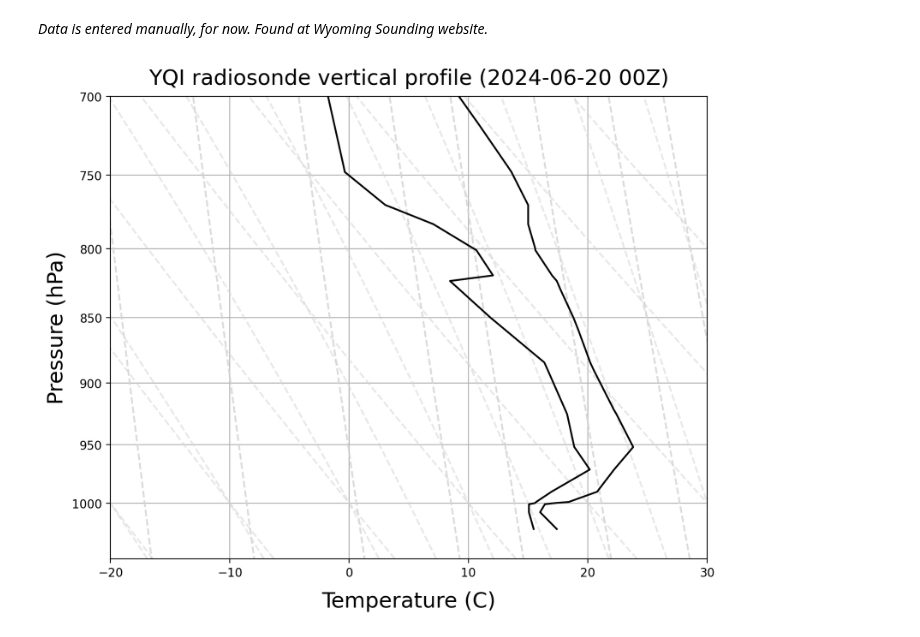
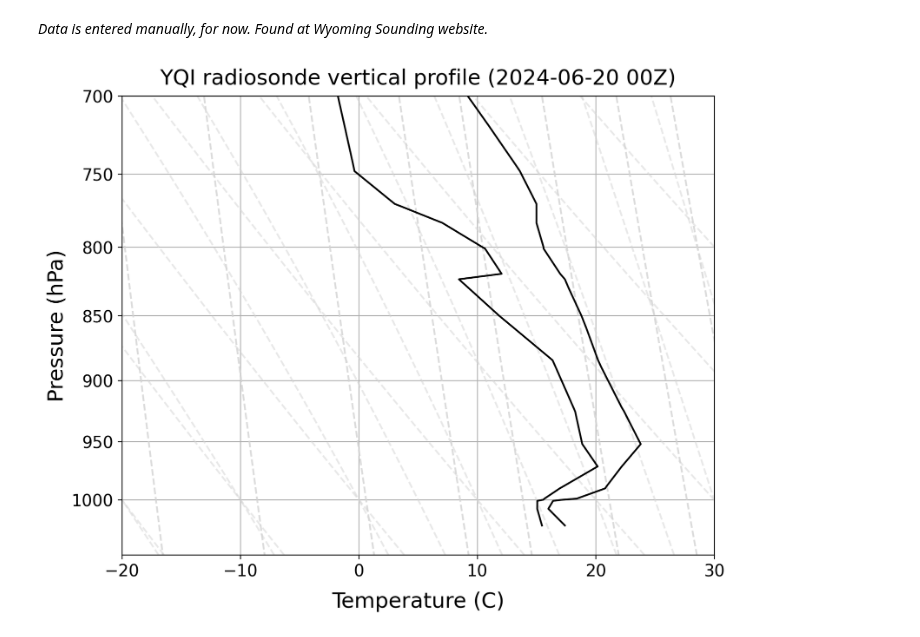
Before and after one commit to jesseturner/FLC_Workspace_3, a Jupyter notebook: sounding_radiosonde.ipynb, the cells around one changed output. Cells and saved outputs as stored; diff of their text form; code cells hidden in the pictures.

```diff
--- a/sounding_radiosonde.ipynb
+++ b/sounding_radiosonde.ipynb
@@ -48,26 +48,27 @@ dewpoints = dewpoint(vapor_pressure)
 # %%
 fig = plt.figure(figsize=(9, 9))
 skew = SkewT(fig, aspect=220, rotation=0)
 
 # Plot the data
 skew.plot(pressure, temperature, 'k', label='Temperature')
 skew.plot(pressure, dewpoints, 'k', label='Dewpoint')
 
 # Add additional lines (like dry adiabats, moist adiabats, and mixing ratio lines)
 skew.plot_dry_adiabats(colors='lightgray')
 skew.plot_moist_adiabats(colors='lightgray')
 skew.plot_mixing_lines(colors='lightgray')
 
 # Set plot limits and labels
 skew.ax.set_ylim(1050, 700)
 skew.ax.set_yticks(np.arange(1000, 700 - 1, -50))
 skew.ax.set_xlim(-20, 30)
 skew.ax.set_xlabel('Temperature (C)', size=18, labelpad=10)
 skew.ax.set_ylabel('Pressure (hPa)', size=18)
+skew.ax.tick_params(axis='both', which='major', labelsize=14)
 
 skew.ax.set_title('YQI radiosonde vertical profile ('+ datetime_str+')', size=18, pad=10)
 # Show the plot
 fig.set_dpi(200)
 plt.show()
 # %% [output]
-[figure, old version]
+[figure, new version]
```
Also changed, not shown: 2 other files.
